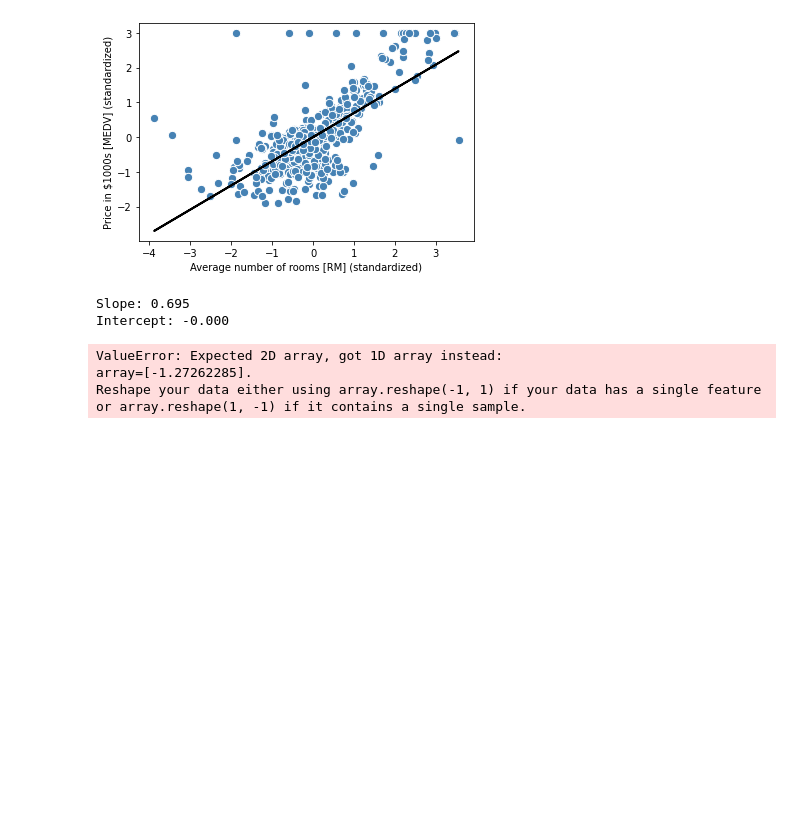
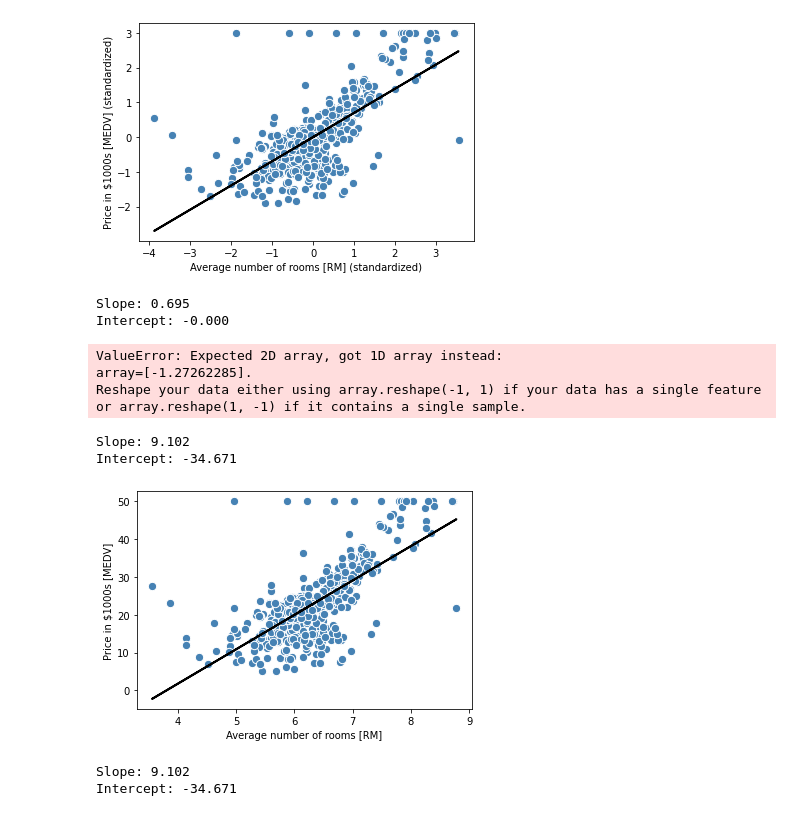
Before and after one commit to rayyyy/python-ai-programing, a Jupyter notebook: ch10/ch10.ipynb, the cells around one changed output. Saved outputs shown, nothing was run; the diff lists cells and outputs as text; code cells hidden in the pictures; blank space fills up the shorter version.

```diff
--- a/ch10/ch10.ipynb
+++ b/ch10/ch10.ipynb
@@ -136,0 +139,30 @@ Reshape your data either using array.reshape(-1, 1) if your data has a single fe
+# %%
+slr = LinearRegression()
+slr.fit(X, y)
+y_pred = slr.predict(X)
+print("Slope: %.3f" % slr.coef_[0])
+print("Intercept: %.3f" % slr.intercept_)
+# %% [output]
+Slope: 9.102
+Intercept: -34.671
+# %%
+lin_regplot(X, y, slr)
+plt.xlabel("Average number of rooms [RM]")
+plt.ylabel("Price in $1000s [MEDV]")
+
+# plt.savefig('images/10_07.png', dpi=300)
+plt.show()
+# %% [output]
+[figure, added]
+# %%
+# adding a column vector of "ones"
+Xb = np.hstack((np.ones((X.shape[0], 1)), X))
+w = np.zeros(X.shape[1])
+z = np.linalg.inv(np.dot(Xb.T, Xb))
+w = np.dot(z, np.dot(Xb.T, y))
+
+print("Slope: %.3f" % w[1])
+print("Intercept: %.3f" % w[0])
+# %% [output]
+Slope: 9.102
+Intercept: -34.671
```
Also changed, not shown: parts of 25 cells of this notebook, 3 other files.
